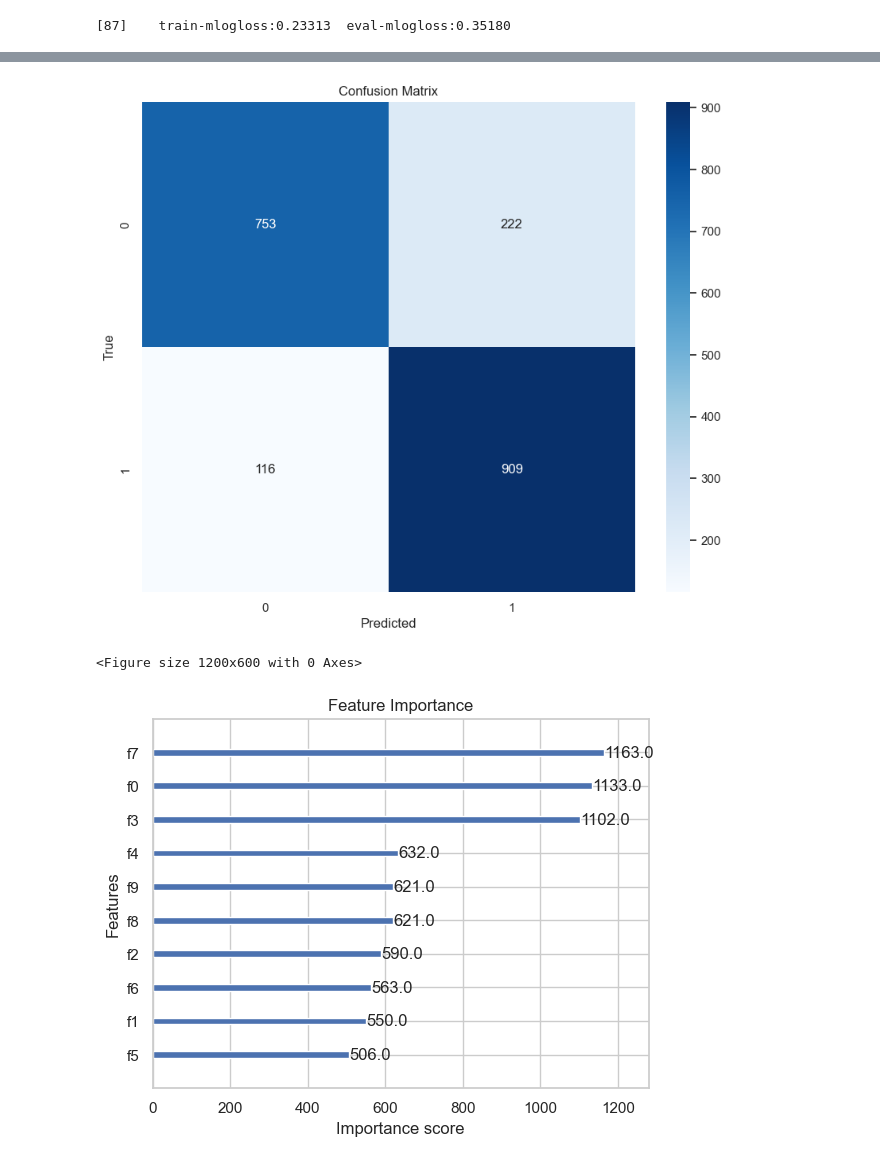
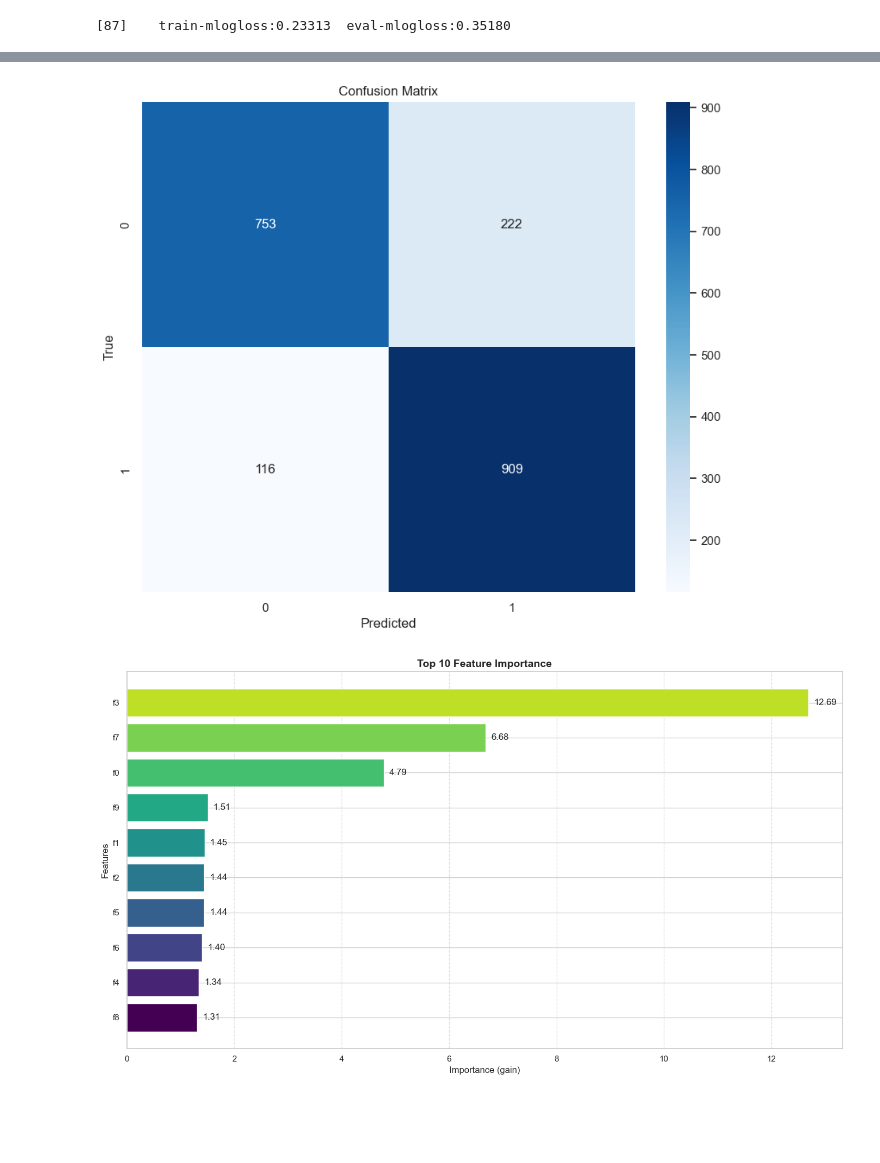
Before and after one commit to eliottvalette/NOTEBOOK-Maker, a Jupyter notebook: Output/exe_A_1_one_csv.ipynb, the cells around one changed output, grey strips where cells are left out. Drawn from its saved outputs; the diff is of its cells as text; code cells hidden in the pictures; blank space fills up the shorter version.

Commit message:
prettier plots

```diff
--- a/Output/exe_A_1_one_csv.ipynb
+++ b/Output/exe_A_1_one_csv.ipynb
@@ -96,36 +96,56 @@ y_pred = model.predict(dtest)
 accuracy = accuracy_score(y_test, y_pred)
 print(f"Accuracy: {accuracy:.4f}")
 
 # Detailed classification report
 print("\nClassification Report:")
 print(classification_report(y_test, y_pred))
 
 # Plot confusion matrix
 plt.figure(figsize=(10, 8))
 cm = confusion_matrix(y_test, y_pred)
 sns.heatmap(cm, annot=True, fmt='d', cmap='Blues')
 plt.xlabel('Predicted')
 plt.ylabel('True')
 plt.title('Confusion Matrix')
 plt.show()
 
-# Feature importance
-plt.figure(figsize=(12, 6))
-xgb.plot_importance(model, max_num_features=20)
-plt.title('Feature Importance')
+# Feature importance with better visualization
+plt.figure(figsize=(14, 8))
+
+# Get feature importance
+importance = model.get_score(importance_type='gain')
+features = list(importance.keys())
+scores = list(importance.values())
+
+# Sort by importance
+indices = np.argsort(scores)[-20:]  # Top 20 features
+
+# Create colorful horizontal bar chart
+colors = plt.cm.viridis(np.linspace(0, 0.9, len(indices)))
+plt.barh(range(len(indices)), [scores[i] for i in indices], color=colors)
+plt.yticks(range(len(indices)), [features[i] for i in indices])
+plt.xlabel('Importance (gain)')
+plt.ylabel('Features')
+plt.title(f'Top {min(20, len(features))} Feature Importance', fontsize=14, fontweight='bold')
+plt.grid(axis='x', linestyle='--', alpha=0.6)
+
+# Add values on bars
+for i, v in enumerate([scores[idx] for idx in indices]):
+    plt.text(v + 0.1, i, f"{v:.2f}", va='center')
+
+plt.tight_layout()
 plt.show()
 # %% [output]
 Accuracy: 0.8310
 
 Classification Report:
               precision    recall  f1-score   support
 
            0       0.87      0.77      0.82       975
            1       0.80      0.89      0.84      1025
 
     accuracy                           0.83      2000
    macro avg       0.84      0.83      0.83      2000
 weighted avg       0.83      0.83      0.83      2000
 [figure]
-<Figure size 1200x600 with 0 Axes>
-[figure, old version]
+[figure, new version]
```
Also changed, not shown: 5 other files.
